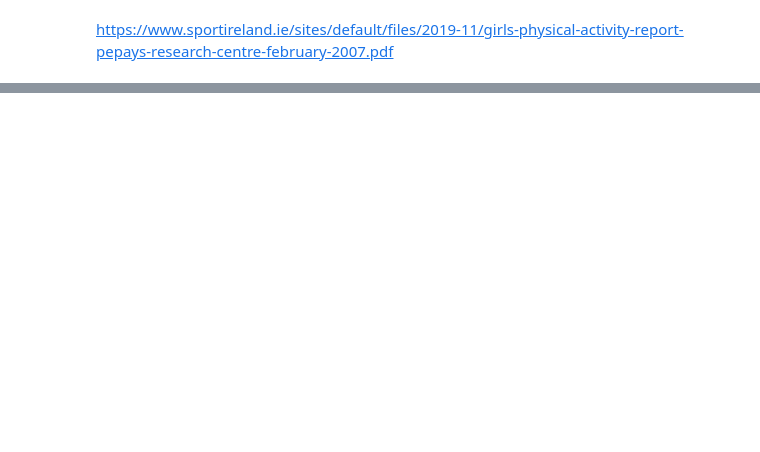
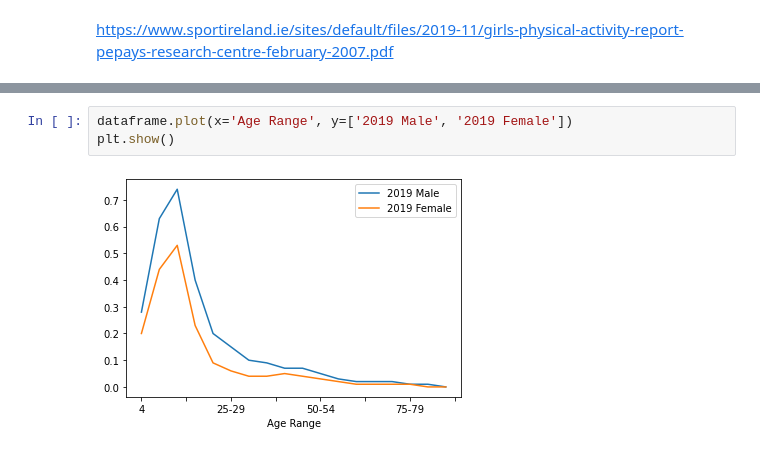
Before and after one commit to Michelleoc/programming-for-data-analysis-project, a Jupyter notebook: project.ipynb, the cells around one changed output, grey strips where cells are left out. Cells and saved outputs as stored; diff of their text form; blank space fills up the shorter version.

```diff
--- a/project.ipynb
+++ b/project.ipynb
@@ -128,0 +196,5 @@ https://www.sportireland.ie/sites/default/files/2019-11/girls-physical-activity-
+# %%
+dataframe.plot(x='Age Range', y=['2019 Male', '2019 Female'])
+plt.show()
+# %% [output]
+[figure, added]
```
Also changed, not shown: parts of 17 cells of this notebook, 4 other files.
